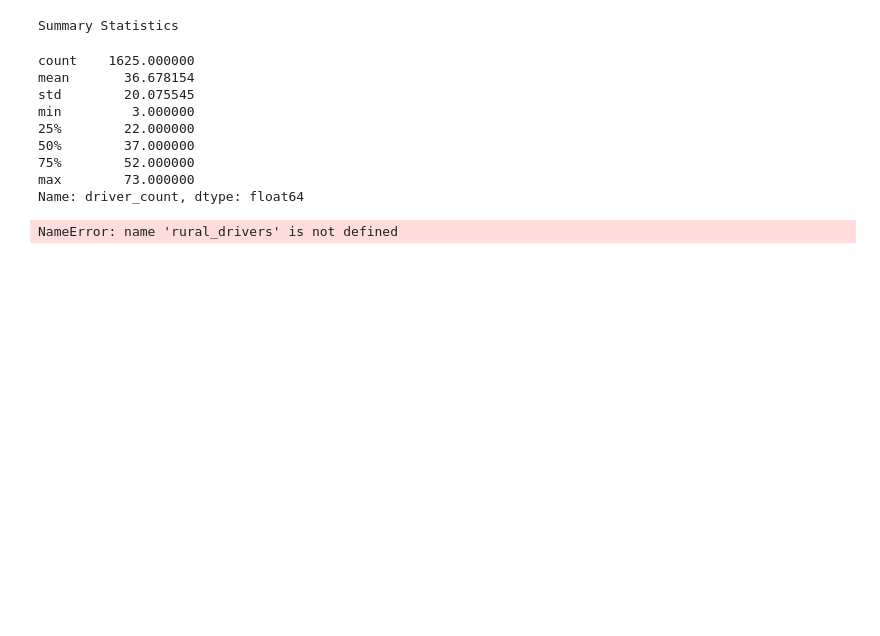
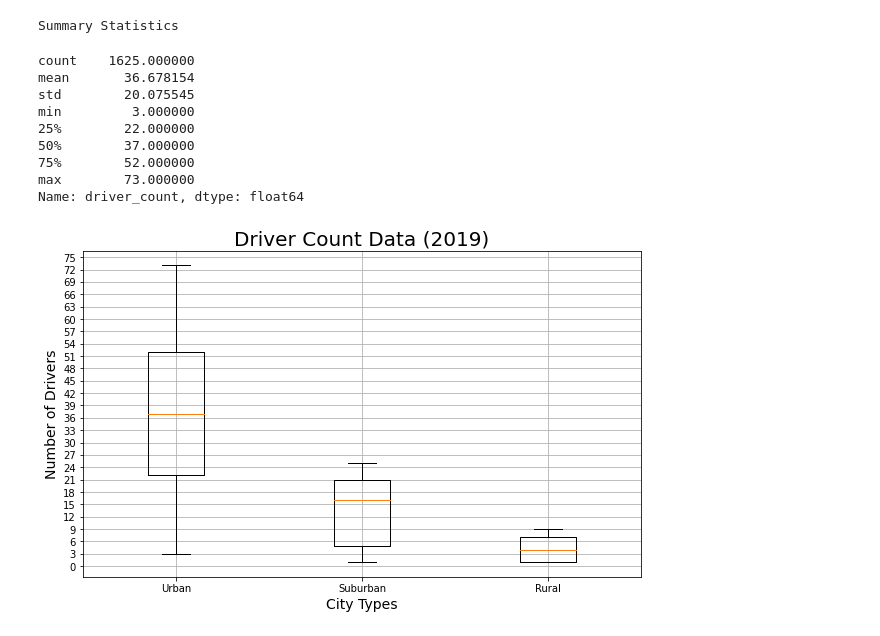
Before and after one commit to hasmanif/PyBer_Analysis, a Jupyter notebook: PyBer.ipynb, the cells around one changed output. Drawn from its saved outputs; the diff is of its cells as text; code cells hidden in the pictures; blank space fills up the shorter version.

```diff
--- a/PyBer.ipynb
+++ b/PyBer.ipynb
@@ -448,18 +448,19 @@ max        73.000000
 Name: driver_count, dtype: float64
 # %%
 suburban_drivers = suburban_cities_df['driver_count']
+rural_drivers = rural_cities_df['driver_count']
 # Add all ride count box-and-whisker plots to the same graph.
 x_labels = ["Urban", "Suburban","Rural"]
 ride_count_data = [urban_drivers, suburban_drivers, rural_drivers]
 fig, ax = plt.subplots(figsize=(10, 6))
-ax.set_title('Ride Count Data (2019)',fontsize=20)
-ax.set_ylabel('Number of Rides',fontsize=14)
+ax.set_title('Driver Count Data (2019)',fontsize=20)
+ax.set_ylabel('Number of Drivers',fontsize=14)
 ax.set_xlabel("City Types",fontsize=14)
 ax.boxplot(ride_count_data, labels=x_labels)
-ax.set_yticks(np.arange(0, 45, step=3.0))
+ax.set_yticks(np.arange(0, 78, step=3.0))
 ax.grid()
 # Save the figure.
-plt.savefig("analysis/Fig2.png")
+plt.savefig("analysis/Fig3.png")
 plt.show()
 # %% [output]
-NameError: name 'rural_drivers' is not defined
+[figure, added]
```
